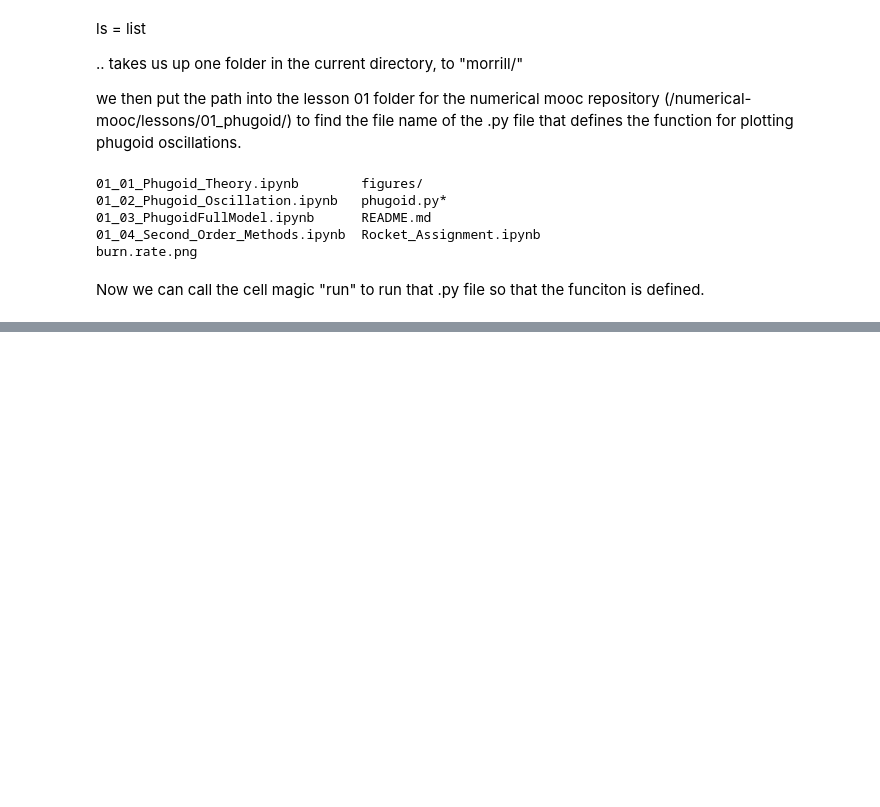
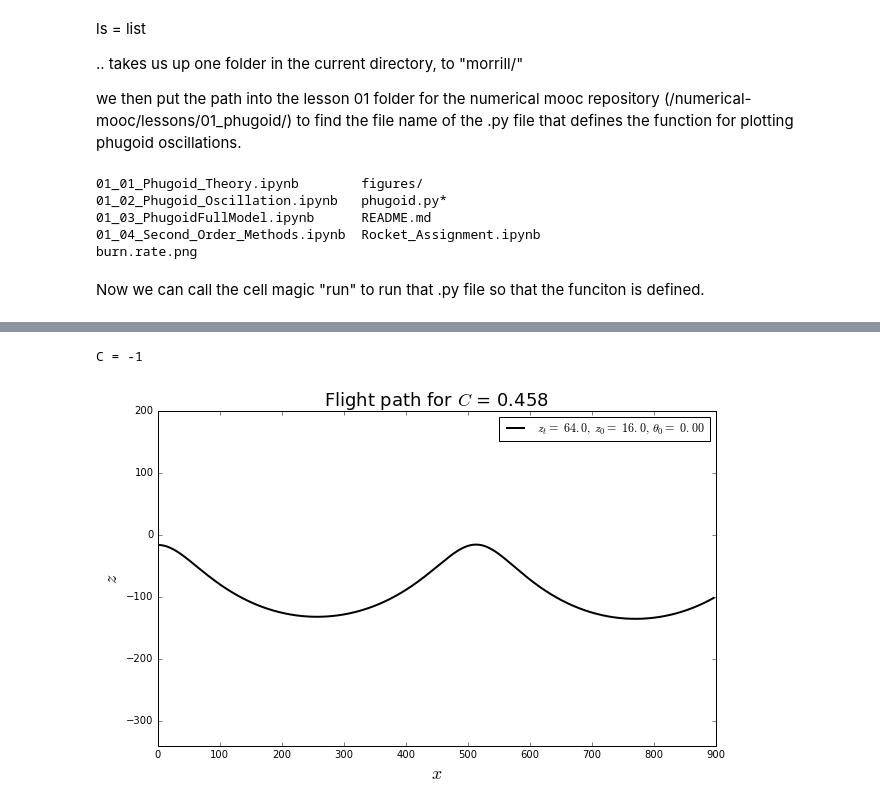
Before and after one commit to morrill/-mae6286, a Jupyter notebook: lesson_1.ipynb, the cells around one changed output, grey strips where cells are left out. Saved outputs shown, nothing was run; the diff lists cells and outputs as text; code cells hidden in the pictures; blank space fills up the shorter version.

Commit message:
Solved Eq 15 for C and defined function for outputting C given z, zt, and theta

```diff
--- a/lesson_1.ipynb
+++ b/lesson_1.ipynb
@@ -24,0 +41,8 @@ Now we can call the cell magic "run" to run that .py file so that the funciton i
+# %%
+solveC(1,1,numpy.pi)
+# %% [output]
+C = -1
+# %%
+plot_flight_path(64,16,0)
+# %% [output]
+[figure, added]
```
Also changed, not shown: parts of 5 cells of this notebook.
